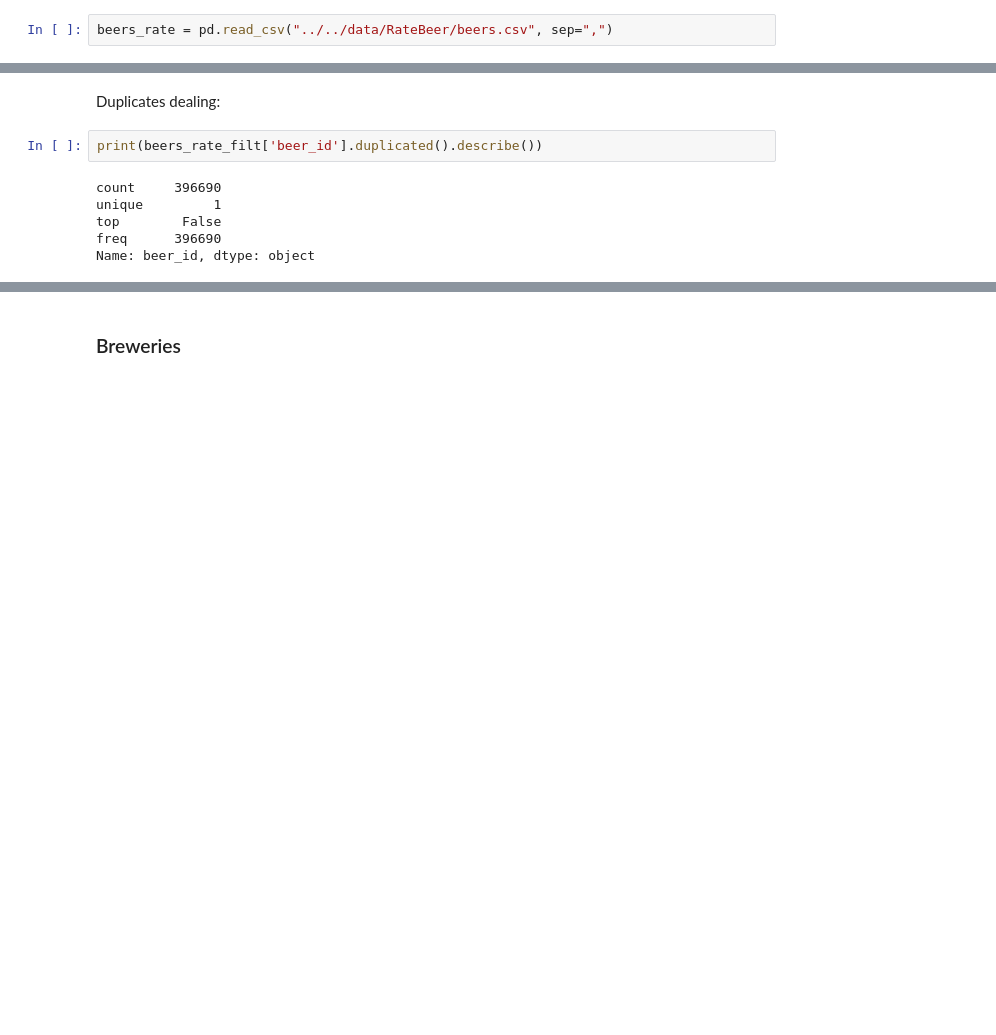
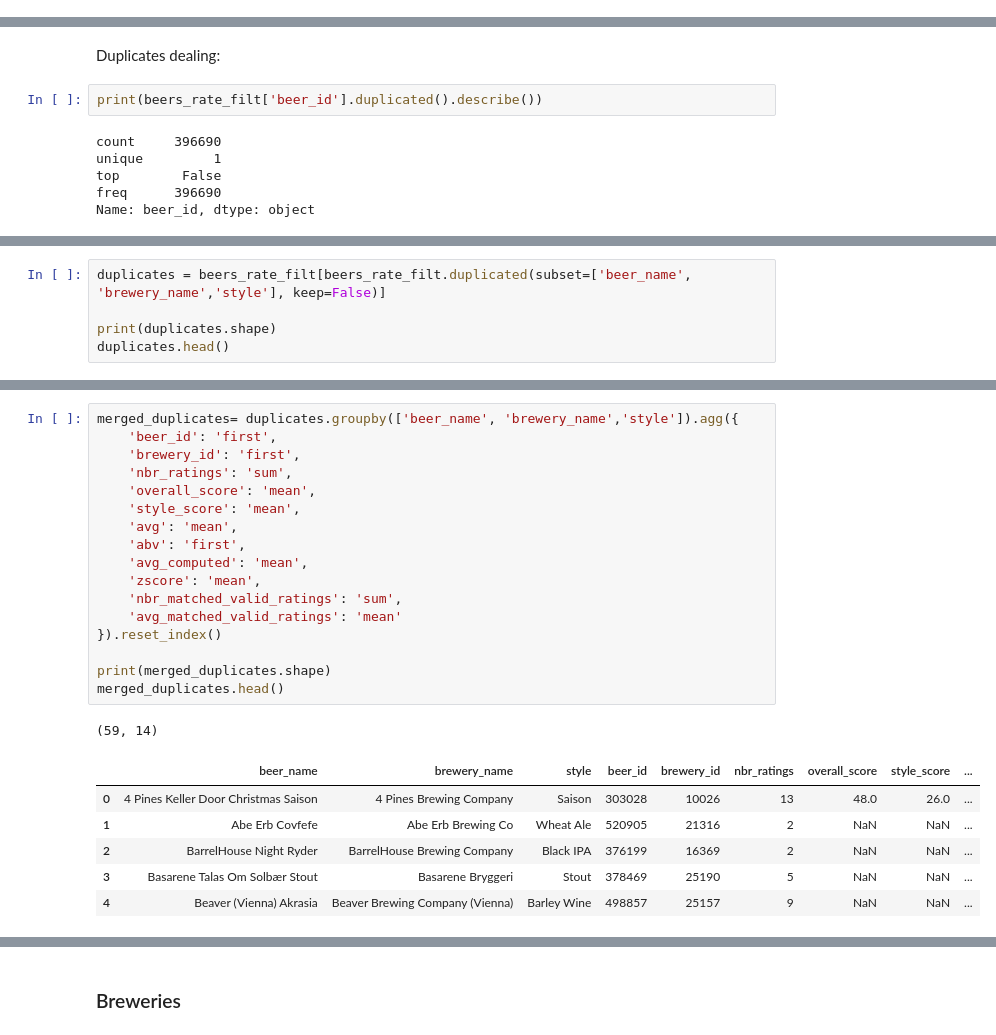
Before and after one commit to epfl-ada/ada-2024-project-mediterranean, a Jupyter notebook: src/preprocessing/data_processing_RateBeer.ipynb, the cells around one changed output, grey strips where cells are left out. Cells and saved outputs as stored; diff of their text form; blank space fills up the shorter version.

Commit message:
preprocessing and scores

```diff
--- a/src/preprocessing/data_processing_RateBeer.ipynb
+++ b/src/preprocessing/data_processing_RateBeer.ipynb
@@ -15,8 +21,6 @@ importlib.reload(utils)
 ## Data processing
 # %% [markdown]
 ### Beers
-# %%
-beers_rate = pd.read_csv("../../data/RateBeer/beers.csv", sep=",")
 # %%
 utils.dataset_information(beers_rate, "Beers_RB")
 # %% [output]
@@ -95,0 +121,5 @@ No duplicates.
+# %%
+duplicates = beers_rate_filt[beers_rate_filt.duplicated(subset=['beer_name', 'brewery_name','style'], keep=False)]
+
+print(duplicates.shape)
+duplicates.head()
@@ -95,0 +134,25 @@ No duplicates.
+# %%
+merged_duplicates= duplicates.groupby(['beer_name', 'brewery_name','style']).agg({
+    'beer_id': 'first',
+    'brewery_id': 'first',
+    'nbr_ratings': 'sum',
+    'overall_score': 'mean',
+    'style_score': 'mean',
+    'avg': 'mean',
+    'abv': 'first',
+    'avg_computed': 'mean',
+    'zscore': 'mean',
+    'nbr_matched_valid_ratings': 'sum',
+    'avg_matched_valid_ratings': 'mean'
+}).reset_index()
+
+print(merged_duplicates.shape)
+merged_duplicates.head()
+# %% [output]
+(59, 14)
+|  | beer_name | brewery_name | style | beer_id | brewery_id | nbr_ratings | overall_score | style_score | ... |
+| 0 | 4 Pines Keller Door Christmas Saison | 4 Pines Brewing Company | Saison | 303028 | 10026 | 13 | 48.0 | 26.0 | ... |
+| 1 | Abe Erb Covfefe | Abe Erb Brewing Co | Wheat Ale | 520905 | 21316 | 2 | NaN | NaN | ... |
+| 2 | BarrelHouse Night Ryder | BarrelHouse Brewing Company | Black IPA | 376199 | 16369 | 2 | NaN | NaN | ... |
+| 3 | Basarene Talas Om Solbær Stout | Basarene Bryggeri | Stout | 378469 | 25190 | 5 | NaN | NaN | ... |
+| 4 | Beaver (Vienna) Akrasia | Beaver Brewing Company (Vienna) | Barley Wine | 498857 | 25157 | 9 | NaN | NaN | ... |
```
Also changed, not shown: parts of 22 cells of this notebook, 5 other files.
